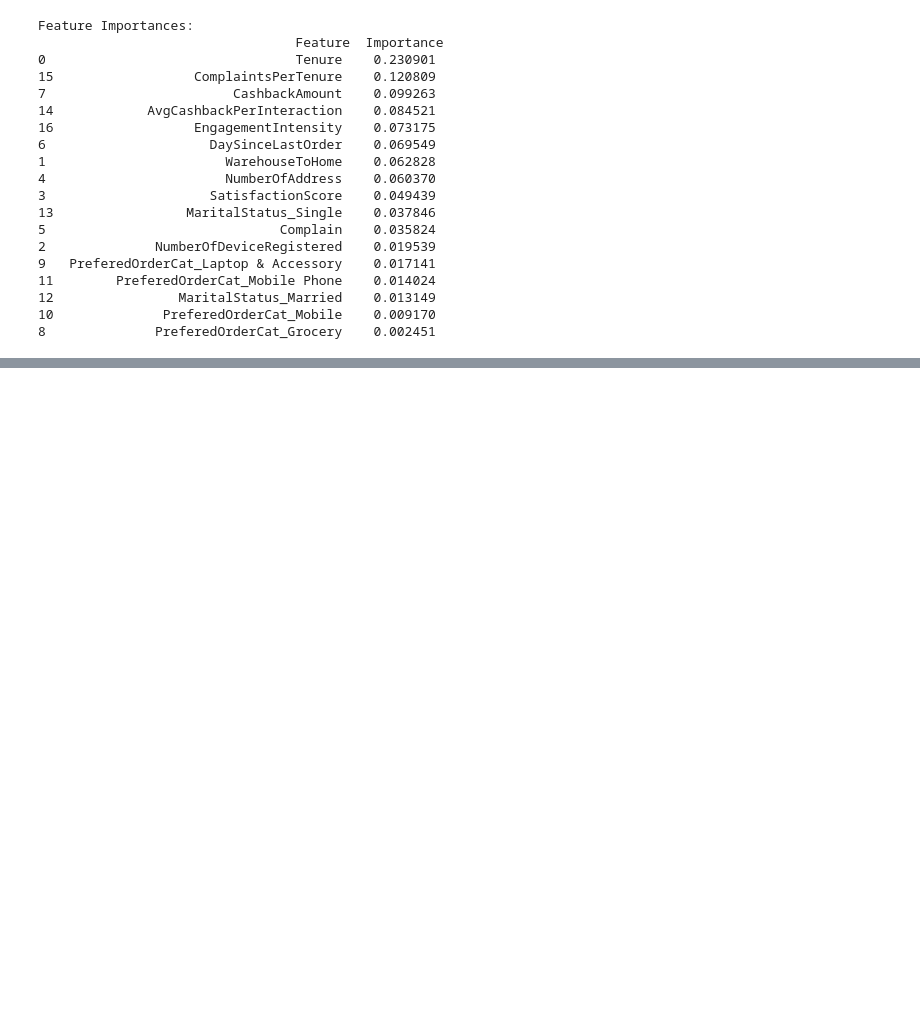
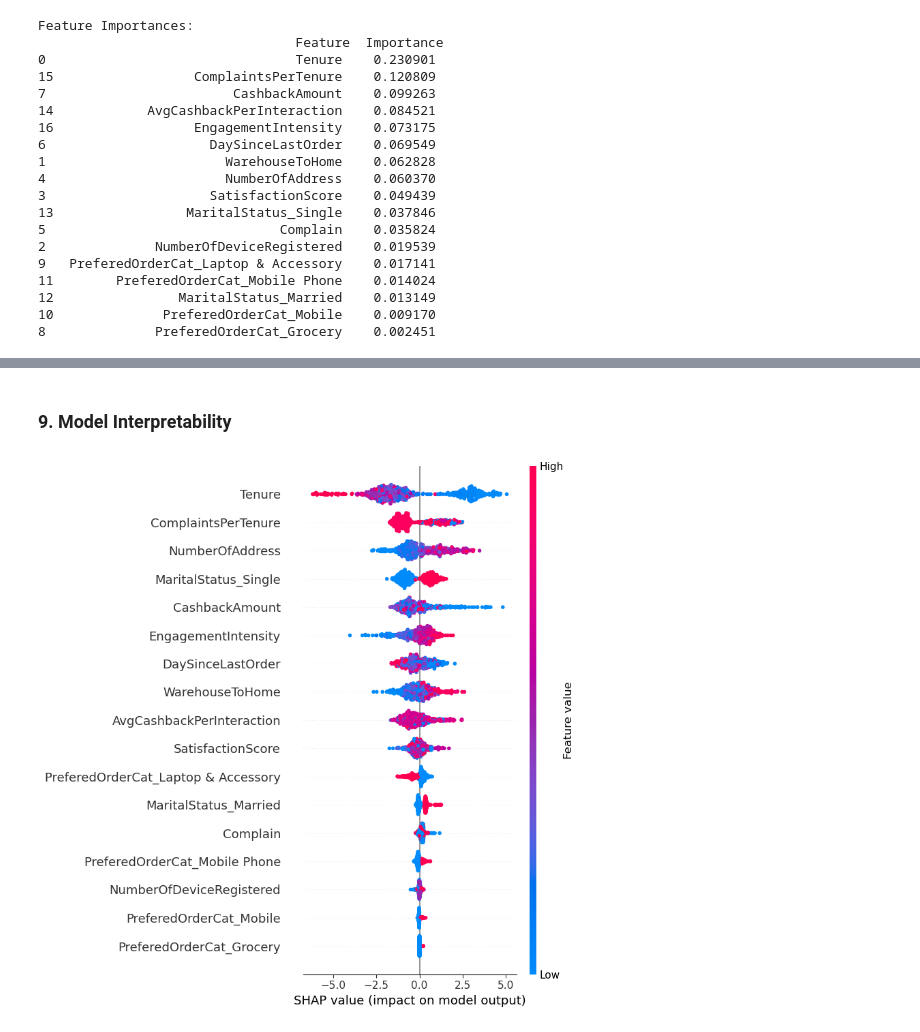
Before and after one commit to MiltonGreat/Customer-Churn-Prediction, a Jupyter notebook: Customer Churn.ipynb, the cells around one changed output, grey strips where cells are left out. Cells and saved outputs as stored; diff of their text form; code cells hidden in the pictures; blank space fills up the shorter version.

```diff
--- a/Customer Churn.ipynb
+++ b/Customer Churn.ipynb
@@ -457,0 +406,9 @@ shap.force_plot(explainer.expected_value, shap_values[row_to_explain], X_subset.
+# %% [markdown]
+### 9. Model Interpretability
+# %%
+# SHAP for interpretability (same as before)
+explainer = shap.TreeExplainer(xgb_clf)
+shap_values = explainer.shap_values(X_test)  # Use X_test here
+shap.summary_plot(shap_values, X_test)  # Use X_test here
+# %% [output]
+[figure, added]
```
Also changed, not shown: parts of 29 cells of this notebook.
